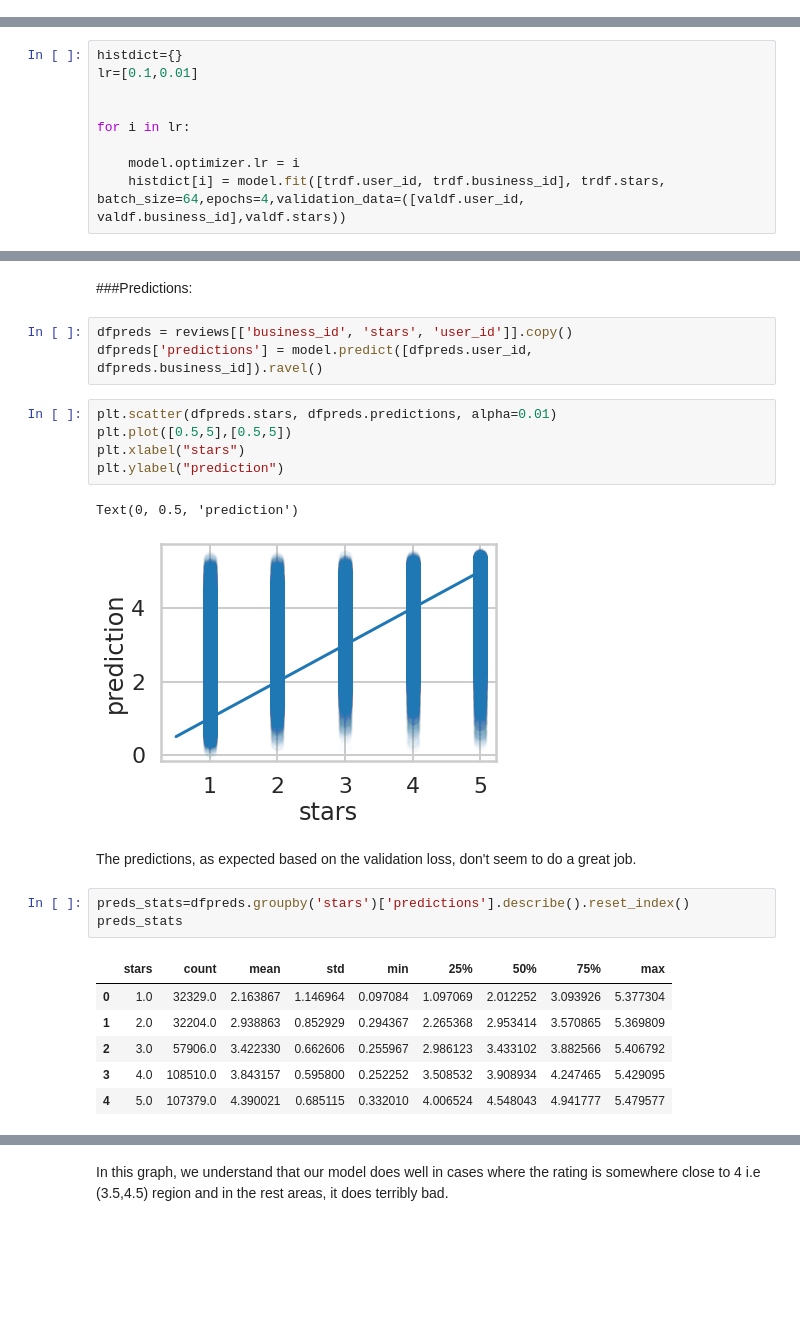
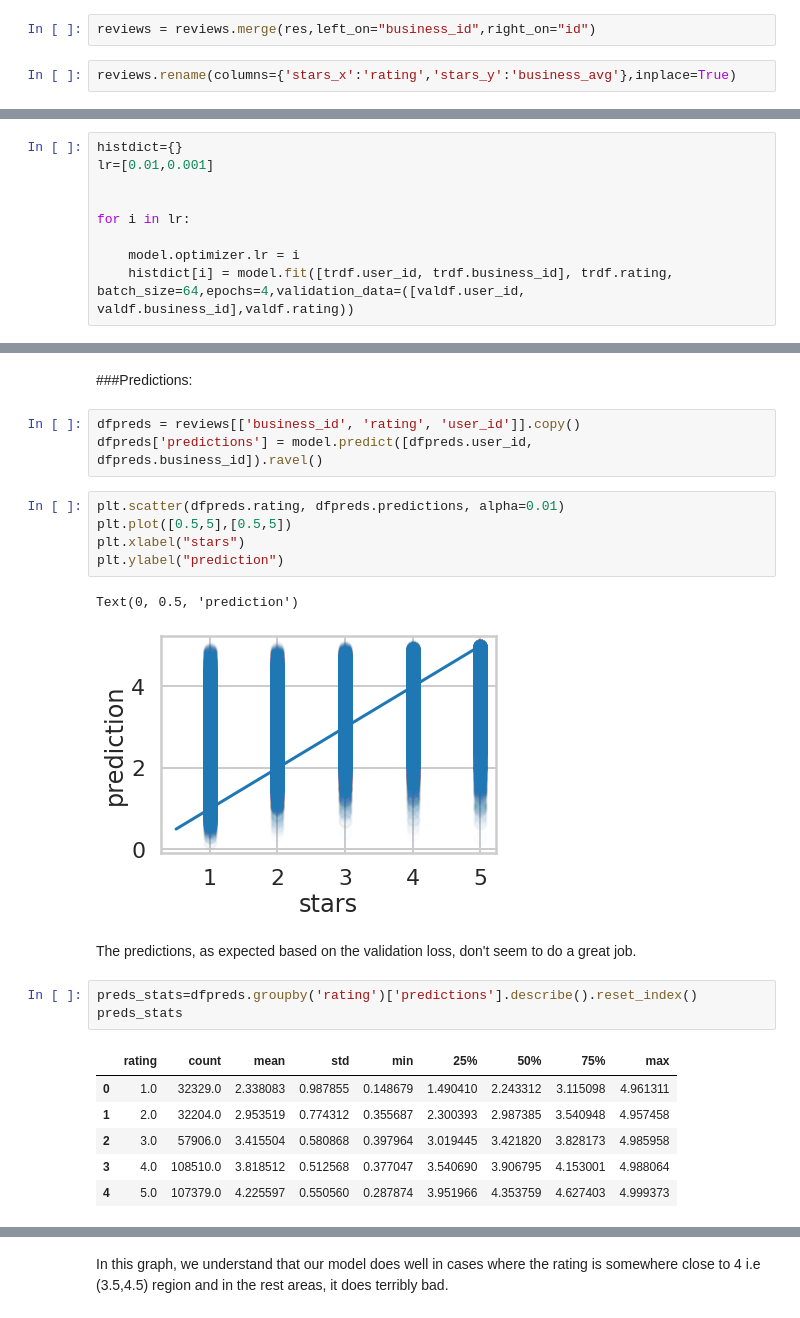
Before and after one commit to abarpan3/Project_ML_1, a Jupyter notebook: Arpan/RecommendationUsingYelp.ipynb, the cells around one changed output, grey strips where cells are left out. Cells and saved outputs as stored; diff of their text form; blank space fills up the shorter version.

```diff
--- a/Arpan/RecommendationUsingYelp.ipynb
+++ b/Arpan/RecommendationUsingYelp.ipynb
@@ -1445,3 +1458,7 @@ res.head() #completed the transformation
+# %%
+reviews = reviews.merge(res,left_on="business_id",right_on="id")
+# %%
+reviews.rename(columns={'stars_x':'rating','stars_y':'business_avg'},inplace=True)
 # %%
 reviews.head()
 # %% [output]
@@ -1582,12 +1578,12 @@ SVG(model_to_dot(model,  show_shapes=True, show_layer_names=True, dpi=72, rankdi
 [drawing not drawn]
 # %%
 histdict={}
-lr=[0.1,0.01]
+lr=[0.01,0.001]
 
 
 for i in lr:
 
     model.optimizer.lr = i
-    histdict[i] = model.fit([trdf.user_id, trdf.business_id], trdf.stars, batch_size=64,epochs=4,validation_data=([valdf.user_id, valdf.business_id],valdf.stars))
+    histdict[i] = model.fit([trdf.user_id, trdf.business_id], trdf.rating, batch_size=64,epochs=4,validation_data=([valdf.user_id, valdf.business_id],valdf.rating))
 # %% [output]
 Epoch 1/4
@@ -1675,26 +1678,26 @@ dfuser4preds.sort_values('predictions', ascending=False)
 # %% [markdown]
 ###Predictions:
 # %%
-dfpreds = reviews[['business_id', 'stars', 'user_id']].copy()
+dfpreds = reviews[['business_id', 'rating', 'user_id']].copy()
 dfpreds['predictions'] = model.predict([dfpreds.user_id, dfpreds.business_id]).ravel()
 # %%
-plt.scatter(dfpreds.stars, dfpreds.predictions, alpha=0.01)
+plt.scatter(dfpreds.rating, dfpreds.predictions, alpha=0.01)
 plt.plot([0.5,5],[0.5,5])
 plt.xlabel("stars")
 plt.ylabel("prediction")
 # %% [output]
 Text(0, 0.5, 'prediction')
-[figure, old version]
+[figure, new version]
 # %% [markdown]
 The predictions, as expected based on the validation loss, don't seem to do a great job.
 # %%
-preds_stats=dfpreds.groupby('stars')['predictions'].describe().reset_index()
+preds_stats=dfpreds.groupby('rating')['predictions'].describe().reset_index()
 preds_stats
 # %% [output]
-|  | stars | count | mean | std | min | 25% | 50% | 75% | max |
-| 0 | 1.0 | 32329.0 | 2.163867 | 1.146964 | 0.097084 | 1.097069 | 2.012252 | 3.093926 | 5.377304 |
-| 1 | 2.0 | 32204.0 | 2.938863 | 0.852929 | 0.294367 | 2.265368 | 2.953414 | 3.570865 | 5.369809 |
-| 2 | 3.0 | 57906.0 | 3.422330 | 0.662606 | 0.255967 | 2.986123 | 3.433102 | 3.882566 | 5.406792 |
-| 3 | 4.0 | 108510.0 | 3.843157 | 0.595800 | 0.252252 | 3.508532 | 3.908934 | 4.247465 | 5.429095 |
-| 4 | 5.0 | 107379.0 | 4.390021 | 0.685115 | 0.332010 | 4.006524 | 4.548043 | 4.941777 | 5.479577 |
+|  | rating | count | mean | std | min | 25% | 50% | 75% | max |
+| 0 | 1.0 | 32329.0 | 2.338083 | 0.987855 | 0.148679 | 1.490410 | 2.243312 | 3.115098 | 4.961311 |
+| 1 | 2.0 | 32204.0 | 2.953519 | 0.774312 | 0.355687 | 2.300393 | 2.987385 | 3.540948 | 4.957458 |
+| 2 | 3.0 | 57906.0 | 3.415504 | 0.580868 | 0.397964 | 3.019445 | 3.421820 | 3.828173 | 4.985958 |
+| 3 | 4.0 | 108510.0 | 3.818512 | 0.512568 | 0.377047 | 3.540690 | 3.906795 | 4.153001 | 4.988064 |
+| 4 | 5.0 | 107379.0 | 4.225597 | 0.550560 | 0.287874 | 3.951966 | 4.353759 | 4.627403 | 4.999373 |
 # %%
```
Also changed, not shown: parts of 31 cells of this notebook.
